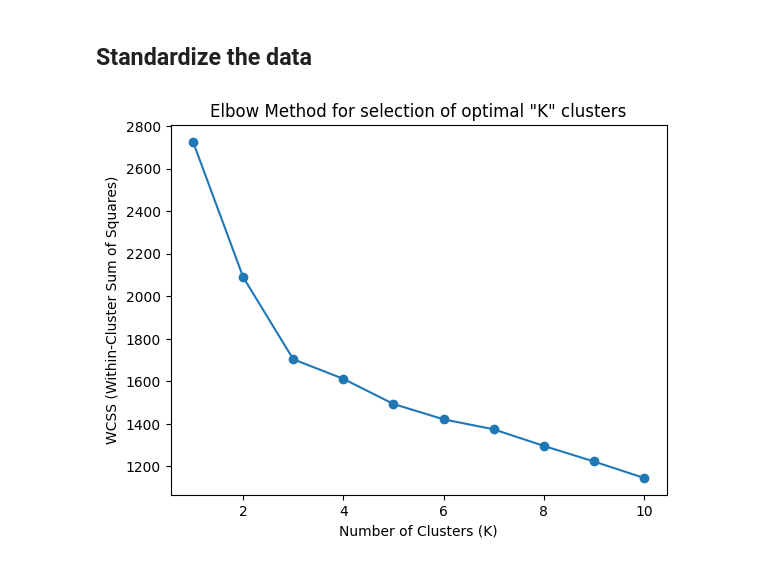
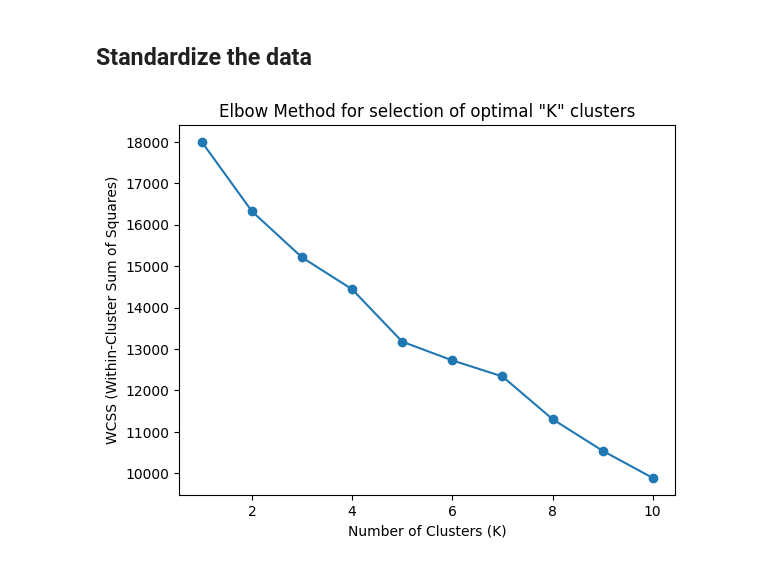
Before and after one commit to esoto15/text-tone-preference-analysis, a Jupyter notebook: kmeans.ipynb, the cells around one changed output. Saved outputs shown, nothing was run; the diff lists cells and outputs as text; code cells hidden in the pictures.

```diff
--- a/kmeans.ipynb
+++ b/kmeans.ipynb
@@ -34,18 +34,18 @@ encoded_scaled = scaler.fit_transform(encoded_data)
 # %%
 wcss = []
 for k in range(1, 11):
     kmeans = KMeans(n_clusters=k, random_state=42, n_init='auto')
-    kmeans.fit(encoded_data)
+    kmeans.fit(encoded_scaled)
     wcss.append(kmeans.inertia_)  # Inertia is the WCSS
 
 # Plotting the elbow curve
 plt.plot(range(1, 11), wcss, marker='o')
 plt.title('Elbow Method for selection of optimal "K" clusters')
 plt.xlabel('Number of Clusters (K)')
 plt.ylabel('WCSS (Within-Cluster Sum of Squares)')
 plt.show()
 # %% [output]
-[figure, old version]
+[figure, new version]
 # %%
 from sklearn.cluster import KMeans
 from sklearn.metrics import silhouette_score, silhouette_samples
```
Also changed, not shown: parts of 3 cells of this notebook, 6 other files.
